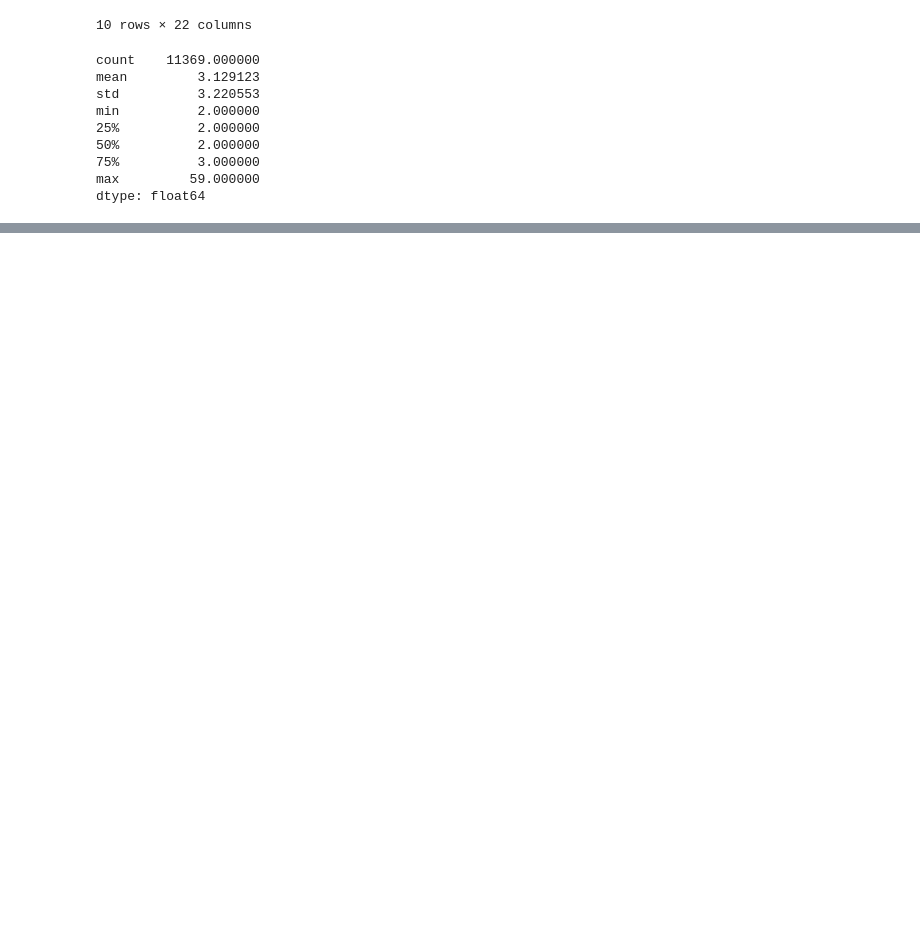
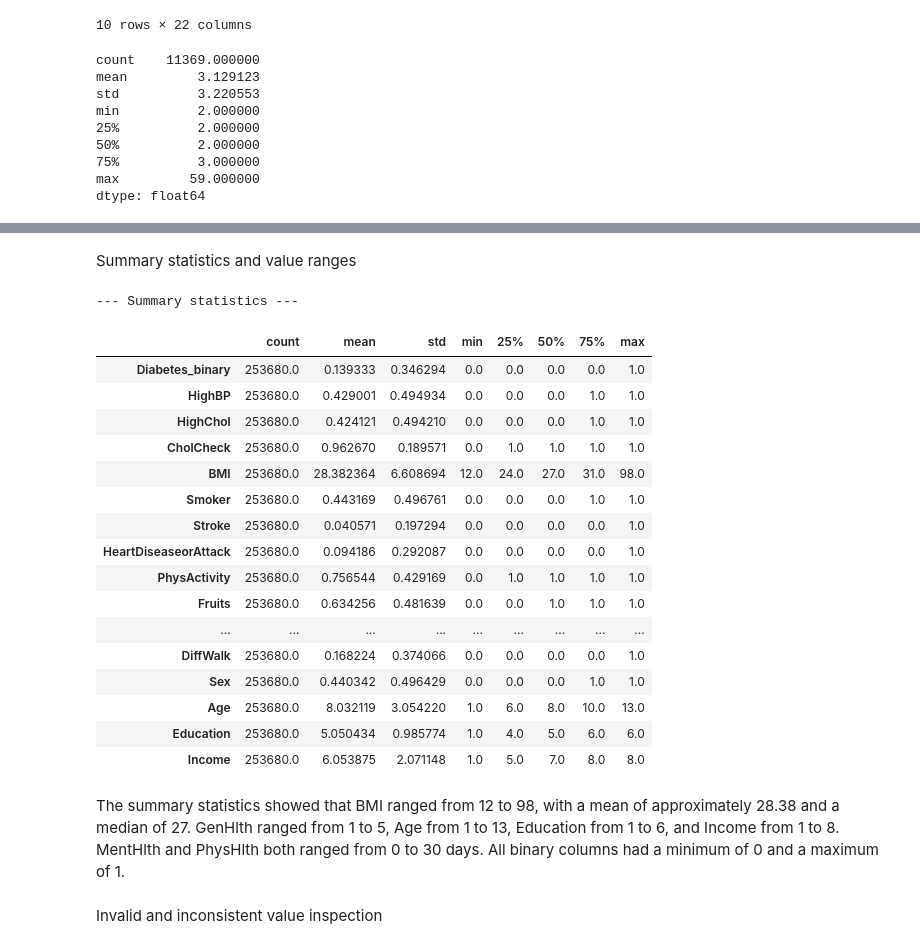
Before and after one commit to ikhalf0/Data_Engineering_and_Ai, a Jupyter notebook: notebooks/01_data_inspection.ipynb, the cells around one changed output, grey strips where cells are left out. Drawn from its saved outputs; the diff is of its cells as text; code cells hidden in the pictures; blank space fills up the shorter version.

```diff
--- a/notebooks/01_data_inspection.ipynb
+++ b/notebooks/01_data_inspection.ipynb
@@ -146,0 +377,28 @@ plt.show()
+# %% [markdown]
+Summary statistics and value ranges
+# %%
+print("--- Summary statistics ---")
+df.describe().T
+# %% [output]
+--- Summary statistics ---
+|  | count | mean | std | min | 25% | 50% | 75% | max |
+| Diabetes_binary | 253680.0 | 0.139333 | 0.346294 | 0.0 | 0.0 | 0.0 | 0.0 | 1.0 |
+| HighBP | 253680.0 | 0.429001 | 0.494934 | 0.0 | 0.0 | 0.0 | 1.0 | 1.0 |
+| HighChol | 253680.0 | 0.424121 | 0.494210 | 0.0 | 0.0 | 0.0 | 1.0 | 1.0 |
+| CholCheck | 253680.0 | 0.962670 | 0.189571 | 0.0 | 1.0 | 1.0 | 1.0 | 1.0 |
+| BMI | 253680.0 | 28.382364 | 6.608694 | 12.0 | 24.0 | 27.0 | 31.0 | 98.0 |
+| Smoker | 253680.0 | 0.443169 | 0.496761 | 0.0 | 0.0 | 0.0 | 1.0 | 1.0 |
+| Stroke | 253680.0 | 0.040571 | 0.197294 | 0.0 | 0.0 | 0.0 | 0.0 | 1.0 |
+| HeartDiseaseorAttack | 253680.0 | 0.094186 | 0.292087 | 0.0 | 0.0 | 0.0 | 0.0 | 1.0 |
+| PhysActivity | 253680.0 | 0.756544 | 0.429169 | 0.0 | 1.0 | 1.0 | 1.0 | 1.0 |
+| Fruits | 253680.0 | 0.634256 | 0.481639 | 0.0 | 0.0 | 1.0 | 1.0 | 1.0 |
+| ... | ... | ... | ... | ... | ... | ... | ... | ... |
+| DiffWalk | 253680.0 | 0.168224 | 0.374066 | 0.0 | 0.0 | 0.0 | 0.0 | 1.0 |
+| Sex | 253680.0 | 0.440342 | 0.496429 | 0.0 | 0.0 | 0.0 | 1.0 | 1.0 |
+| Age | 253680.0 | 8.032119 | 3.054220 | 1.0 | 6.0 | 8.0 | 10.0 | 13.0 |
+| Education | 253680.0 | 5.050434 | 0.985774 | 1.0 | 4.0 | 5.0 | 6.0 | 6.0 |
+| Income | 253680.0 | 6.053875 | 2.071148 | 1.0 | 5.0 | 7.0 | 8.0 | 8.0 |
+# %% [markdown]
+The summary statistics showed that BMI ranged from 12 to 98, with a mean of approximately 28.38 and a median of 27. GenHlth ranged from 1 to 5, Age from 1 to 13, Education from 1 to 6, and Income from 1 to 8. MentHlth and PhysHlth both ranged from 0 to 30 days. All binary columns had a minimum of 0 and a maximum of 1.
+# %% [markdown]
+Invalid and inconsistent value inspection
```
Also changed, not shown: parts of 46 cells of this notebook.
